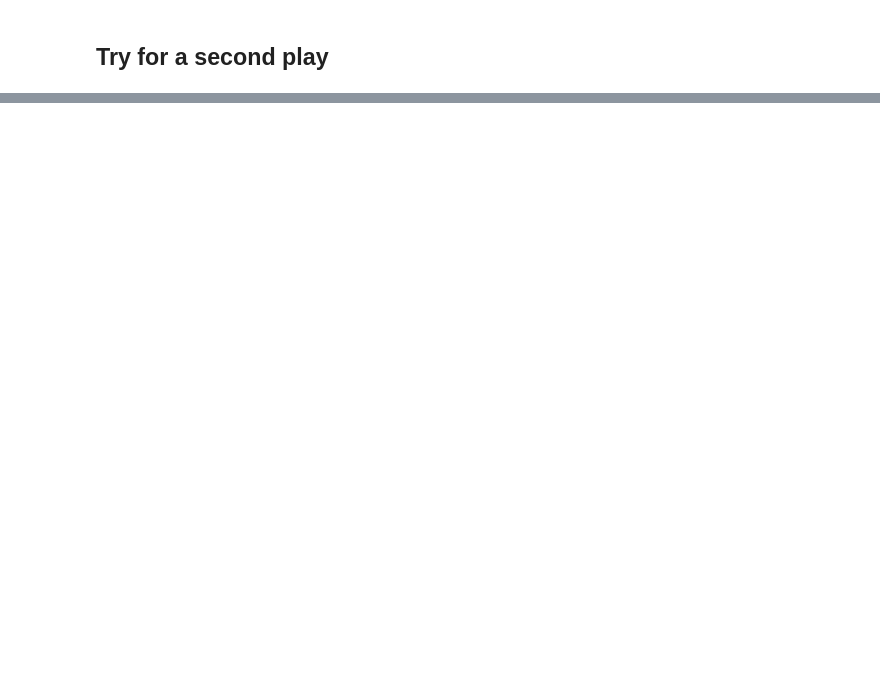
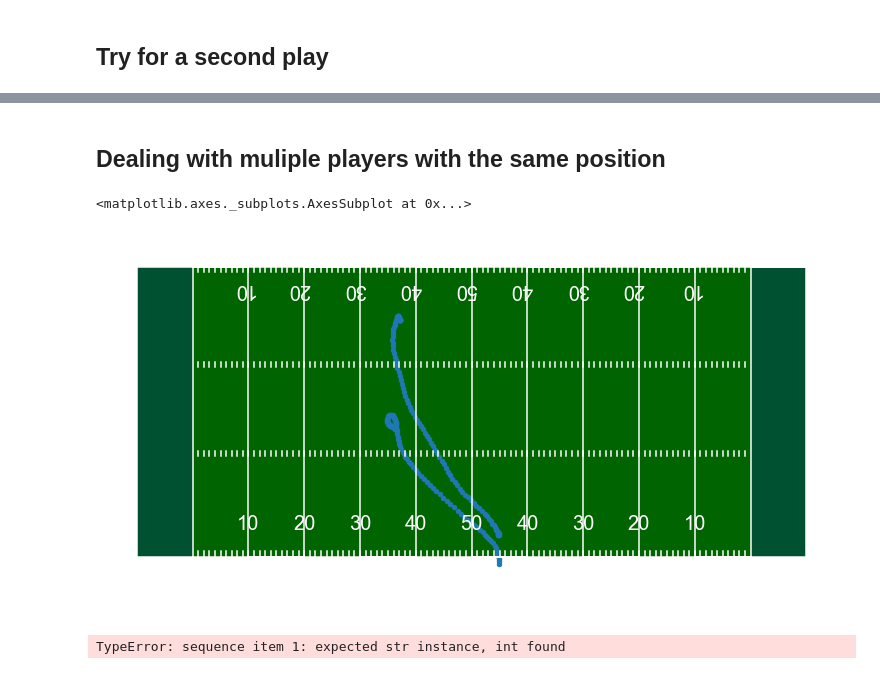
Before and after one commit to RobMulla/kaggle-nfl, a Jupyter notebook: notebooks/Danger_Heuristic.ipynb, the cells around one changed output, grey strips where cells are left out. Drawn from its saved outputs; the diff is of its cells as text; code cells hidden in the pictures; blank space fills up the shorter version.

```diff
--- a/notebooks/Danger_Heuristic.ipynb
+++ b/notebooks/Danger_Heuristic.ipynb
@@ -244,0 +303,2 @@ Name: PRG_PDR1_Opposing_Forces, dtype: float64
+# %% [markdown]
+## Dealing with muliple players with the same position
@@ -244,0 +307,14 @@ Name: PRG_PDR1_Opposing_Forces, dtype: float64
+# %%
+from football_field import create_football_field
+fig, ax = create_football_field()
+play.loc[play['role'] == 'PR'].plot(x='x',y='y', ax=ax, kind='scatter')
+# %% [output]
+<matplotlib.axes._subplots.AxesSubplot at 0x...>
+[figure, added]
+# %%
+play =pd.read_csv('../working/playlevel/during_play/2017-618-4244.csv')
+play['xy'] = play['x'].astype(str) + ',' + play['y'].astype(str)
+play_pivoted = play.pivot(index='time', columns='gsisid', values=['xy','mph','dir', 'x', 'y'])
+play_pivoted.columns = [' '.join(col).strip() for col in play_pivoted.columns.values]
+# %% [output]
+TypeError: sequence item 1: expected str instance, int found
```
Also changed, not shown: parts of 27 cells of this notebook, 2 other files.
